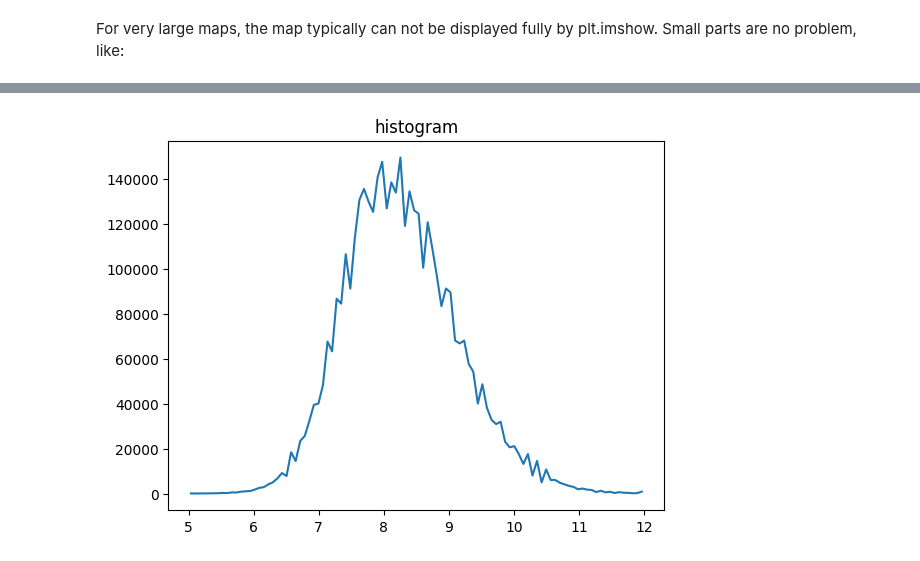
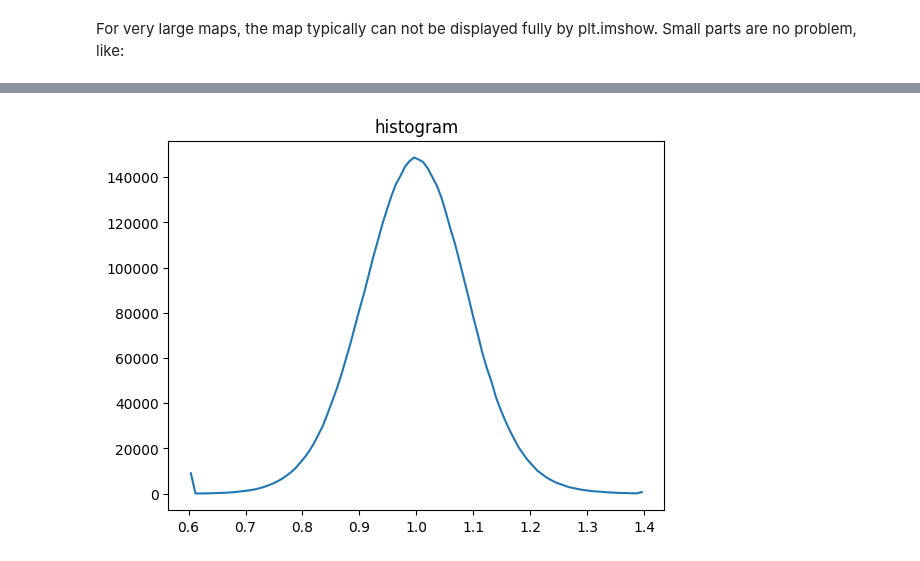
Before and after one commit to kernke/microscopy_data_analysis, a Jupyter notebook: examples/2D_examples/stitching_large_data.ipynb, the cells around one changed output, grey strips where cells are left out. Cells and saved outputs as stored; diff of their text form; code cells hidden in the pictures.

```diff
--- a/examples/2D_examples/stitching_large_data.ipynb
+++ b/examples/2D_examples/stitching_large_data.ipynb
@@ -214,13 +236,13 @@ plt.show()
 # %%
 # clip the range of brightness values for better contrast
-stack.clip(5,12,dset_name="map",new_dset_name="clipped")
+stack.clip(0.6,1.4,dset_name="map",new_dset_name="clipped")
 
 vmin,vmax,vbins,vhist=stack.stats(dset_name="clipped",mask="boolean_mask")
 plt.title("histogram")
 plt.plot(mda.bin_centering(vbins), vhist)
 plt.show()
 # %% [output]
-[figure, old version]
+[figure, new version]
 # %%
 # rescale the values between 0 and 1 for saving the image in float32
 # (alternatively rescaling to 0 and 255 for uint8, would be an option as well)
```
Also changed, not shown: parts of 17 cells of this notebook, 1 other file.
